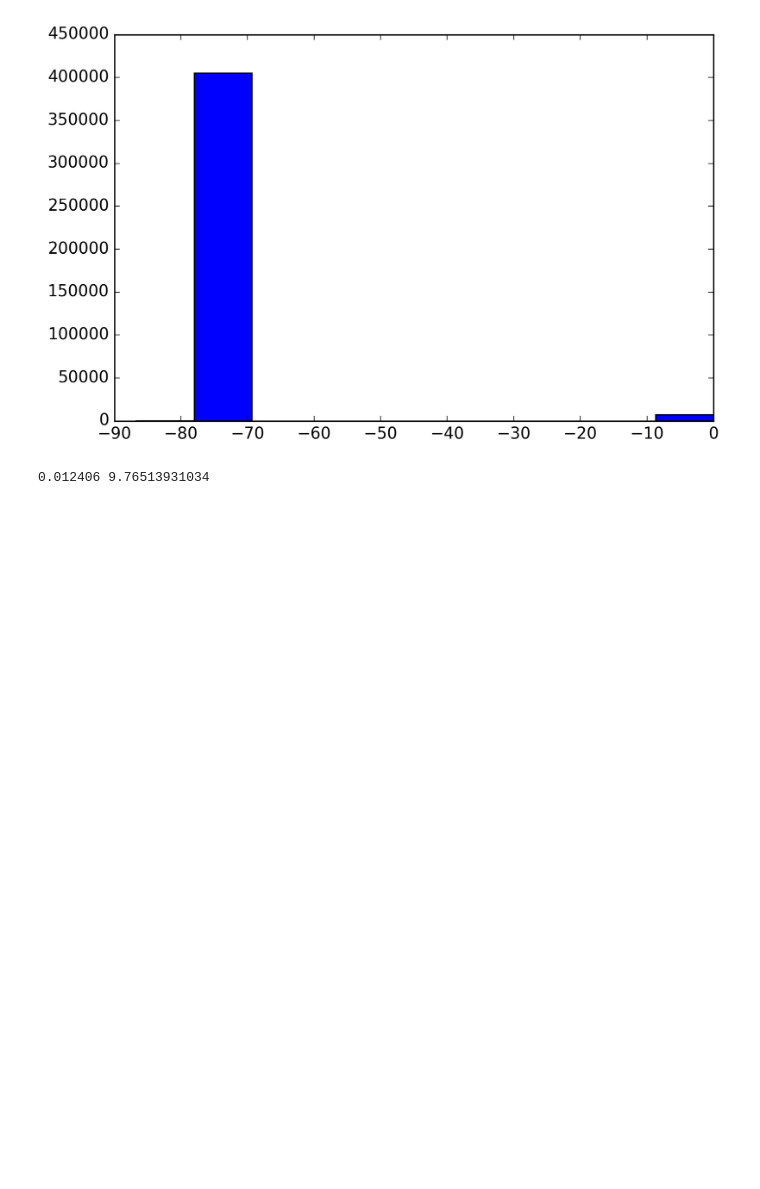
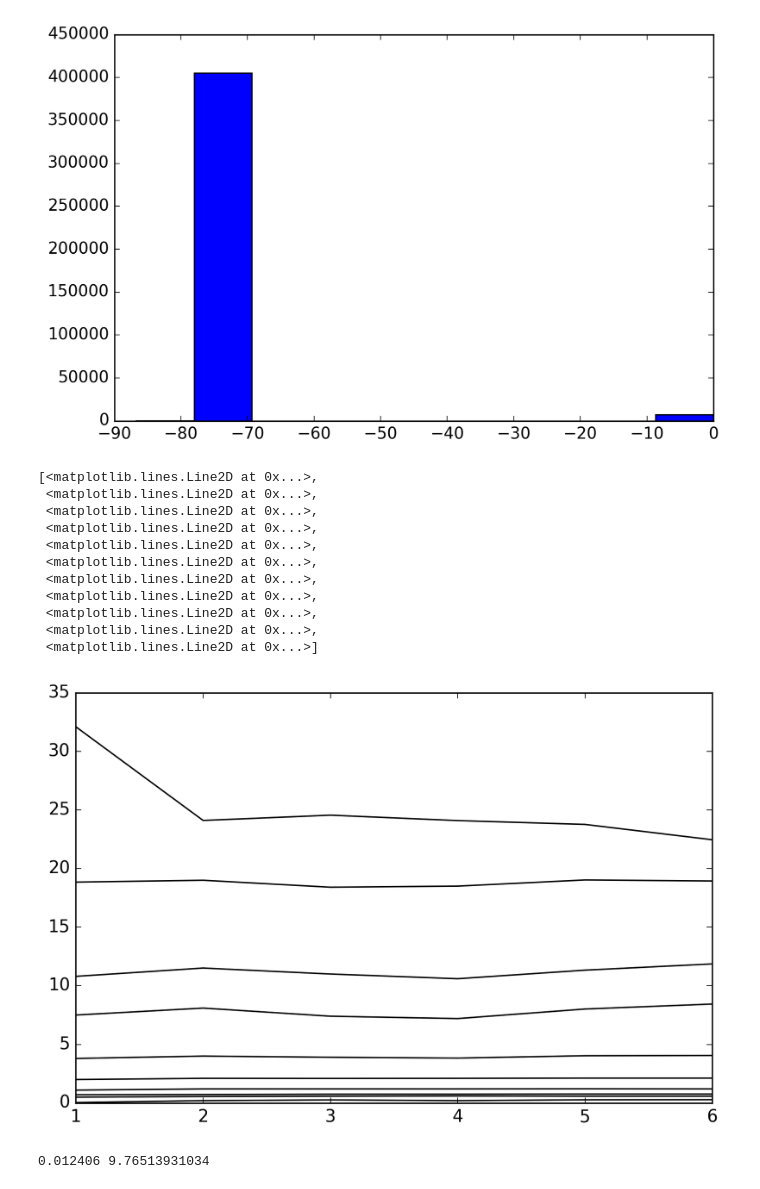
Before and after one commit to wackywendell/learnpython, a Jupyter notebook: 006-modules.ipynb, the cells around one changed output. Saved outputs shown, nothing was run; the diff lists cells and outputs as text; code cells hidden in the pictures; blank space fills up the shorter version.

```diff
--- a/006-using_modules.ipynb
+++ b/006-modules.ipynb
@@ -97,6 +97,31 @@ def calculate_median_mad(values):
     median = np.median(values)
     mad = np.median(abs(values - median))
     return median, mad
+# %%
+ns = np.array(sorted(set(data.passenger_count)))
+ns = ns[ns > 0]
+percentiles = [0.1, 1, 5, 10, 25, 50, 75, 90, 95, 99, 99.9]
+ranges = []
+for n in ns:
+    ix = data.passenger_count == n
+    values = data.trip_distance[ix]
+    percs = np.percentile(values, percentiles)
+    ranges.append(percs)
+ranges = np.asarray(ranges)
+plt.plot(ns, ranges, color='k')
+# %% [output]
+[<matplotlib.lines.Line2D at 0x...>,
+ <matplotlib.lines.Line2D at 0x...>,
+ <matplotlib.lines.Line2D at 0x...>,
+ <matplotlib.lines.Line2D at 0x...>,
+ <matplotlib.lines.Line2D at 0x...>,
+ <matplotlib.lines.Line2D at 0x...>,
+ <matplotlib.lines.Line2D at 0x...>,
+ <matplotlib.lines.Line2D at 0x...>,
+ <matplotlib.lines.Line2D at 0x...>,
+ <matplotlib.lines.Line2D at 0x...>,
+ <matplotlib.lines.Line2D at 0x...>]
+[figure, added]
 # %%
 med_long, mad_long = calculate_median_mad(data.pickup_longitude)
 std_long = np.std(data.pickup_longitude)
```
Also changed, not shown: parts of 1 cell of this notebook, 1 other file.
